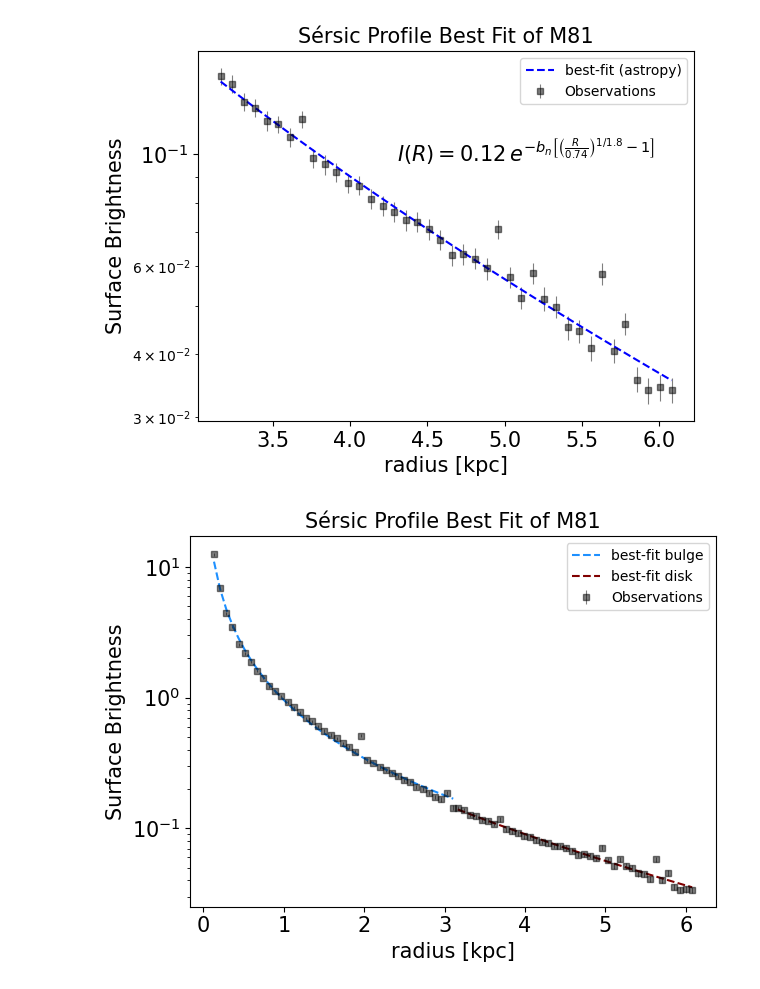
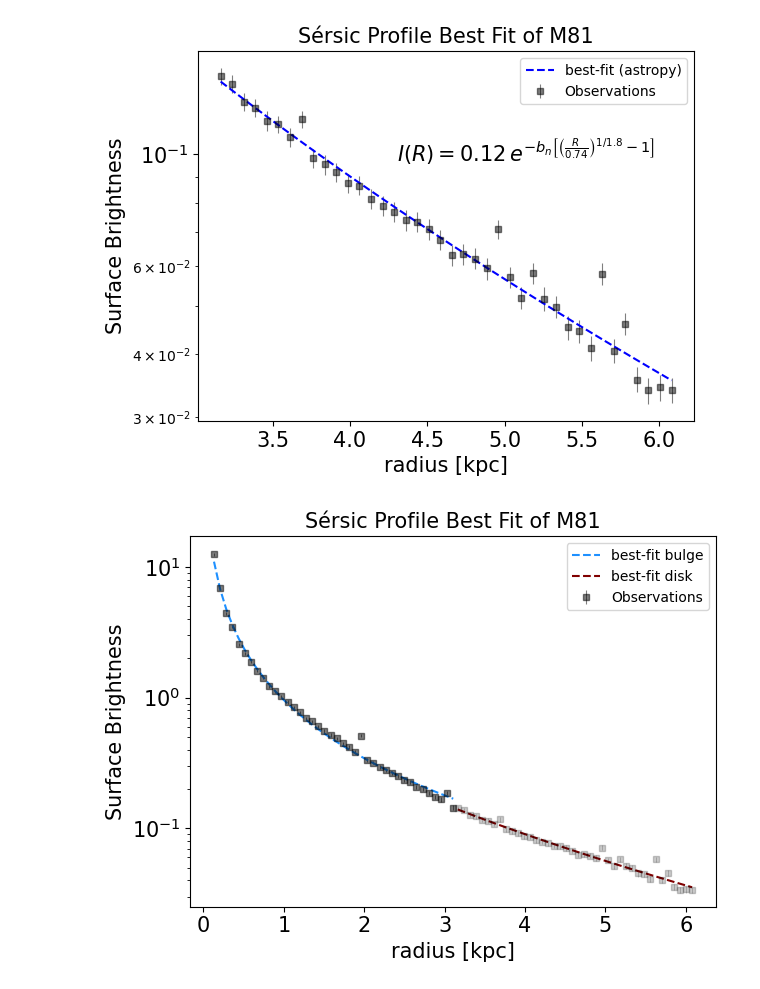
Before and after one commit to Chartman25/UnigeMasters, a Jupyter notebook: Astrophysics_and_Data_Analysis/Galaxy_fitting.ipynb, the cells around one changed output. Drawn from its saved outputs; the diff is of its cells as text; code cells hidden in the pictures.

```diff
--- a/Astrophysics_and_Data_Analysis/Galaxy_fitting.ipynb
+++ b/Astrophysics_and_Data_Analysis/Galaxy_fitting.ipynb
@@ -399,26 +399,30 @@ plt.show()
 # %%
 plt.errorbar(radius81bulge, SB81bulge, yerr=SB_err81bulge, lw=0.8, markersize=5, fmt='s', color='k', alpha=0.5, label='Observations')
 
 plt.plot(radius81bulge, best_Sersicbulge(radius81bulge), 'b--', label='best-fit bulge', color='dodgerblue')
 
 plt.legend()
 
 plt.xlabel('radius [kpc]')
 plt.ylabel('SB')
 plt.xticks(size=10)
 plt.yticks(size=10)
 plt.semilogy()
 
 
-plt.errorbar(x, y, yerr=err, lw=0.8, markersize=5, fmt='s', color='k', alpha=0.5)
+plt.errorbar(x, y, yerr=err, lw=0.8, markersize=5, fmt='s', color='k', alpha=0.2)
 plt.plot(xx, best_Sersicdisk, 'b--', label='best-fit disk', color='maroon')
 plt.xlabel(r'radius [kpc]', fontsize=15)
 plt.ylabel(r'Surface Brightness', fontsize=15)
 plt.xticks(size=15); plt.yticks(size=15)
 plt.semilogy()
 plt.title('Sérsic Profile Best Fit of M81', fontsize=15)
 plt.legend()
 plt.tight_layout()
 plt.show()
+
+radius81 = np.append(radius81bulge, x)
+SB81 = np.append(SB81bulge, y)
+SB_err81 = np.append(SB_err81bulge, err)
 # %% [output]
-[figure, old version]
+[figure, new version]
```
Also changed, not shown: parts of 5 cells of this notebook, 1 other file.
